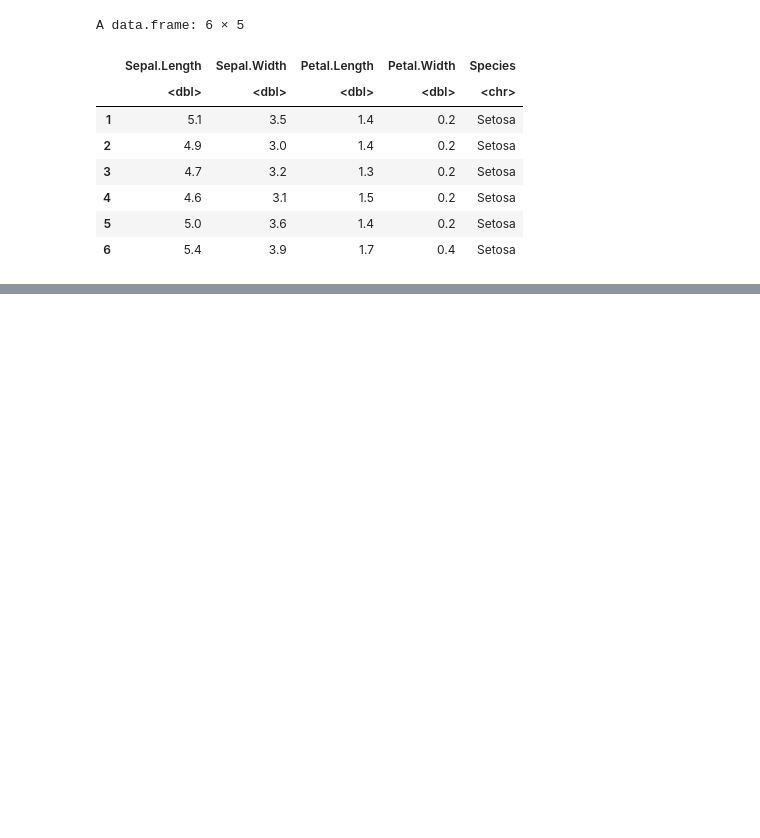
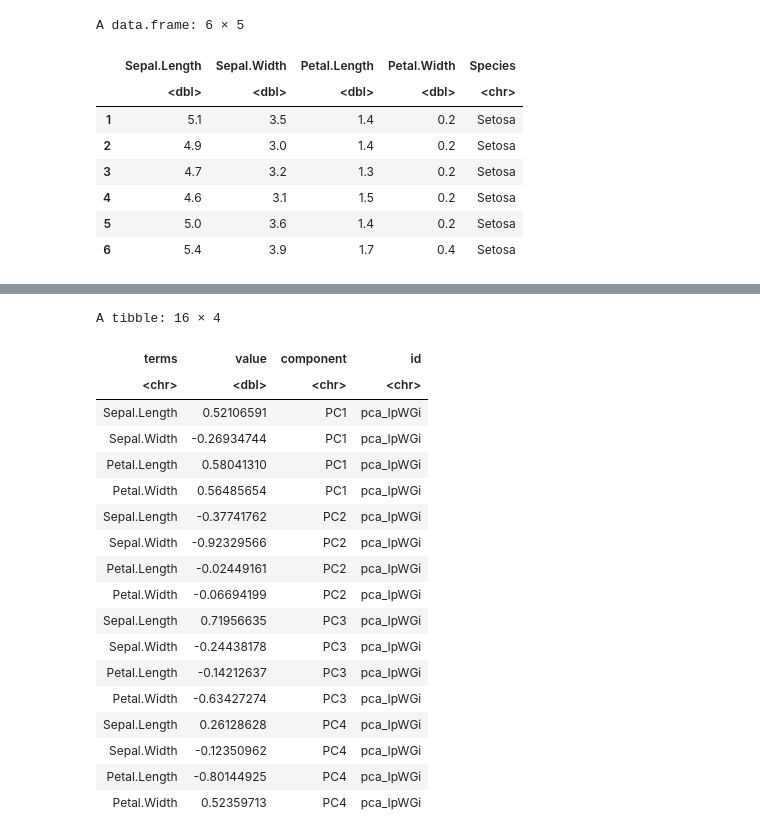
Before and after one commit to MichaszJ/Notebooks, a Jupyter notebook: Iris Visualization.ipynb, the cells around one changed output, grey strips where cells are left out. Cells and saved outputs as stored; diff of their text form; code cells hidden in the pictures; blank space fills up the shorter version.

```diff
--- a/Iris Visualization.ipynb
+++ b/Iris Visualization.ipynb
@@ -105,0 +147,24 @@ options(repr.plot.width = 10, repr.plot.height = 16)
+# %%
+tidy_pca <- tidy(pca_prep, 2)
+
+tidy_pca
+# %% [output]
+A tibble: 16 × 4
+| terms | value | component | id |
+| <chr> | <dbl> | <chr> | <chr> |
+| Sepal.Length | 0.52106591 | PC1 | pca_IpWGi |
+| Sepal.Width | -0.26934744 | PC1 | pca_IpWGi |
+| Petal.Length | 0.58041310 | PC1 | pca_IpWGi |
+| Petal.Width | 0.56485654 | PC1 | pca_IpWGi |
+| Sepal.Length | -0.37741762 | PC2 | pca_IpWGi |
+| Sepal.Width | -0.92329566 | PC2 | pca_IpWGi |
+| Petal.Length | -0.02449161 | PC2 | pca_IpWGi |
+| Petal.Width | -0.06694199 | PC2 | pca_IpWGi |
+| Sepal.Length | 0.71956635 | PC3 | pca_IpWGi |
+| Sepal.Width | -0.24438178 | PC3 | pca_IpWGi |
+| Petal.Length | -0.14212637 | PC3 | pca_IpWGi |
+| Petal.Width | -0.63427274 | PC3 | pca_IpWGi |
+| Sepal.Length | 0.26128628 | PC4 | pca_IpWGi |
+| Sepal.Width | -0.12350962 | PC4 | pca_IpWGi |
+| Petal.Length | -0.80144925 | PC4 | pca_IpWGi |
+| Petal.Width | 0.52359713 | PC4 | pca_IpWGi |
```
Also changed, not shown: parts of 10 cells of this notebook.
